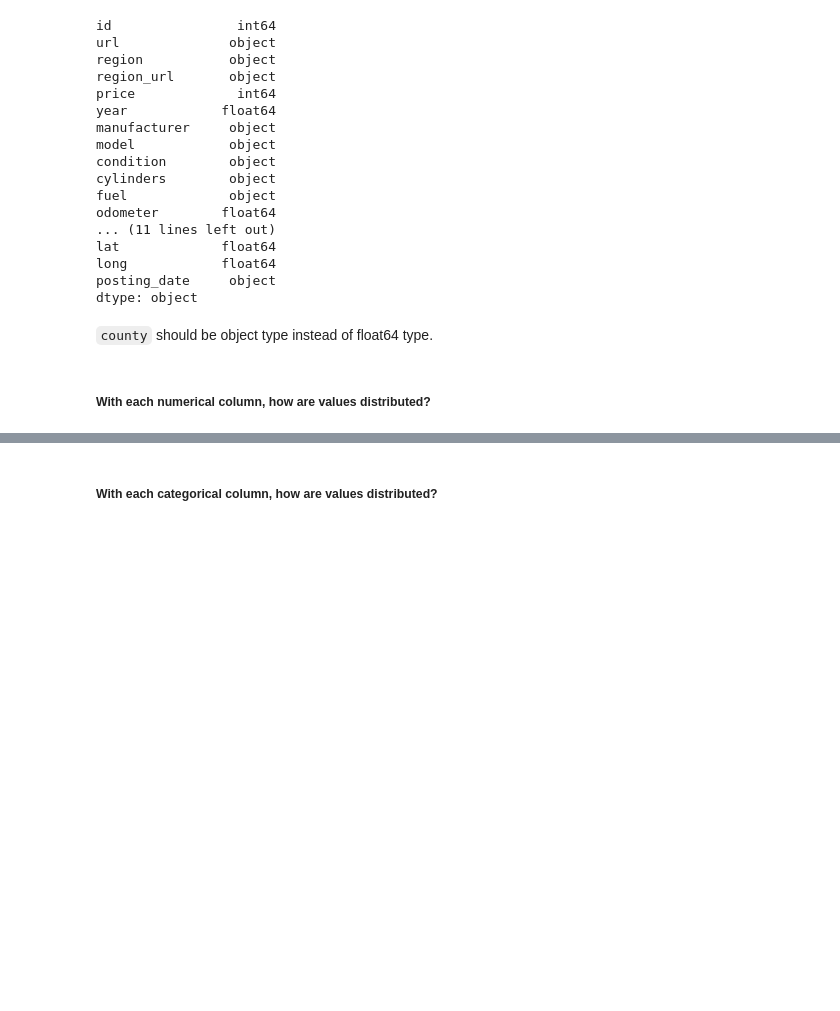
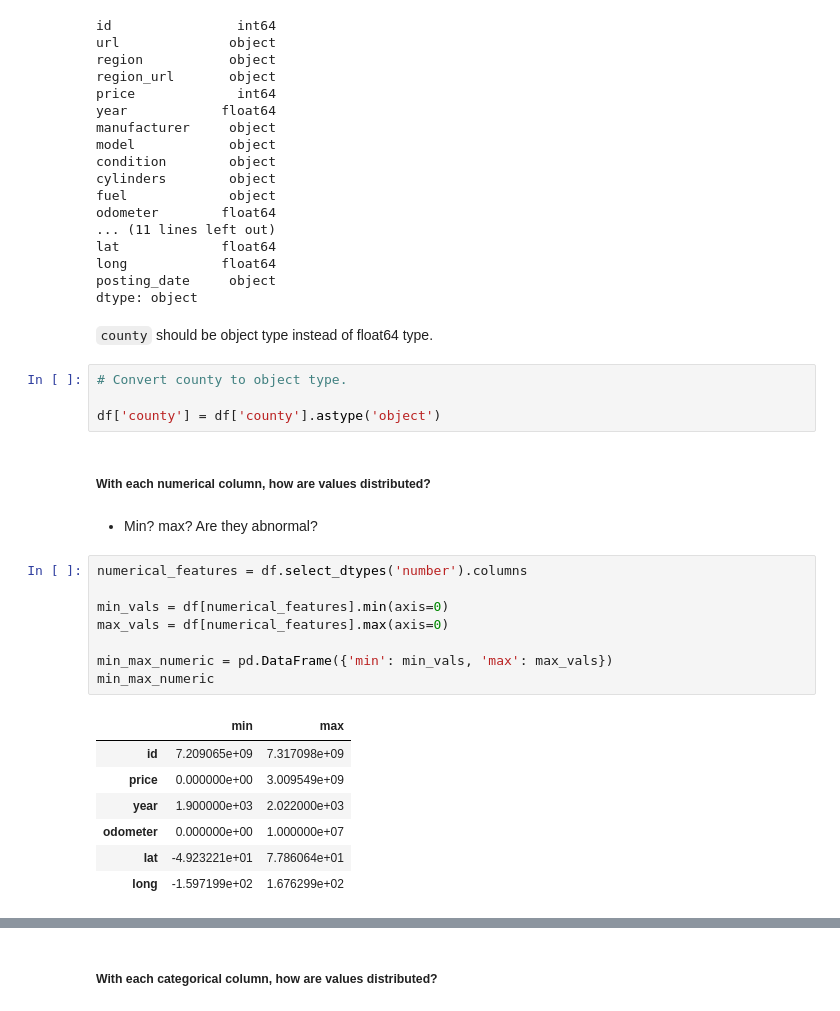
Before and after one commit to Chien-VuMinh/Used-Cars, a Jupyter notebook: Used Cars.ipynb, the cells around one changed output, grey strips where cells are left out. Cells and saved outputs as stored; diff of their text form; blank space fills up the shorter version.

```diff
--- a/Used Cars.ipynb
+++ b/Used Cars.ipynb
@@ -97,5 +124,27 @@ posting_date     object
 dtype: object
 # %% [markdown]
 `county` should be object type instead of float64 type.
+# %%
+# Convert county to object type.
+
+df['county'] = df['county'].astype('object')
 # %% [markdown]
 ##### With each numerical column, how are values distributed?
+# %% [markdown]
+- Min? max? Are they abnormal?
+# %%
+numerical_features = df.select_dtypes('number').columns
+
+min_vals = df[numerical_features].min(axis=0)
+max_vals = df[numerical_features].max(axis=0)
+
+min_max_numeric = pd.DataFrame({'min': min_vals, 'max': max_vals})
+min_max_numeric
+# %% [output]
+|  | min | max |
+| id | 7.209065e+09 | 7.317098e+09 |
+| price | 0.000000e+00 | 3.009549e+09 |
+| year | 1.900000e+03 | 2.022000e+03 |
+| odometer | 0.000000e+00 | 1.000000e+07 |
+| lat | -4.923221e+01 | 7.786064e+01 |
+| long | -1.597199e+02 | 1.676299e+02 |
```
Also changed, not shown: parts of 8 cells of this notebook.
